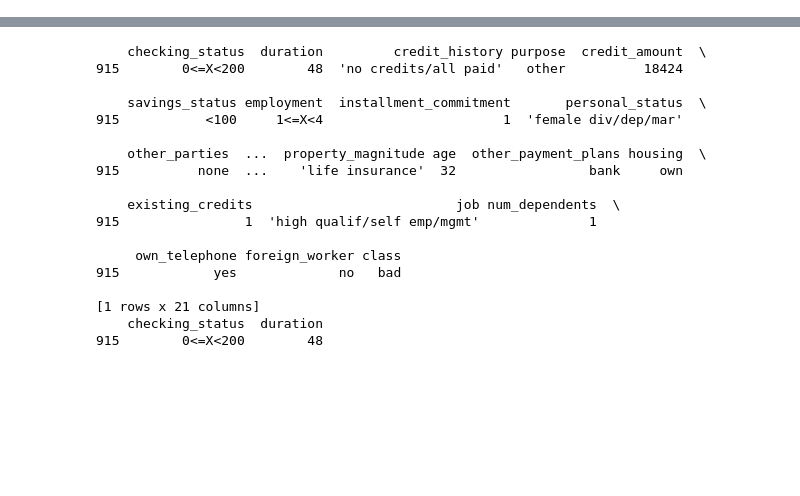
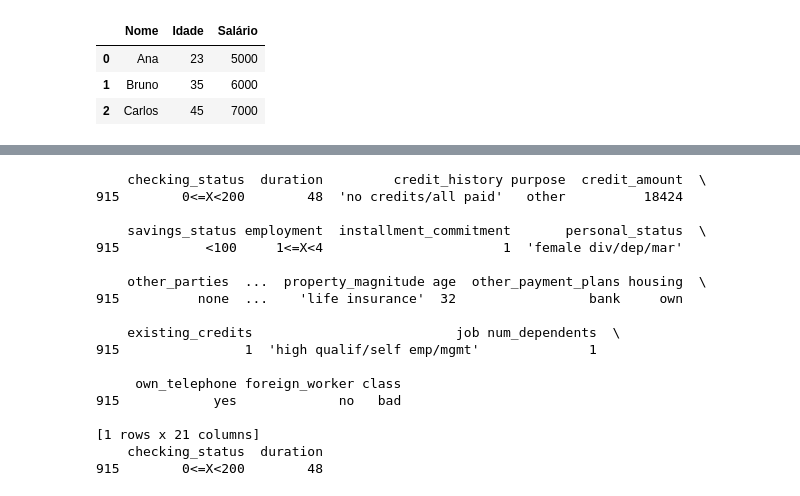
Before and after one commit to guipaleari/udemy_estudo_python, a Jupyter notebook: 01.Introducao/06.pandas.ipynb, the cells around one changed output, grey strips where cells are left out. Drawn from its saved outputs; the diff is of its cells as text; code cells hidden in the pictures; blank space fills up the shorter version.

```diff
--- a/01.Introducao/06.pandas.ipynb
+++ b/01.Introducao/06.pandas.ipynb
@@ -10,0 +144,7 @@ import pandas as pd
+# %%
+df
+# %% [output]
+|  | Nome | Idade | Salário |
+| 0 | Ana | 23 | 5000 |
+| 1 | Bruno | 35 | 6000 |
+| 2 | Carlos | 45 | 7000 |
```
Also changed, not shown: parts of 48 cells of this notebook, 5 other files.
